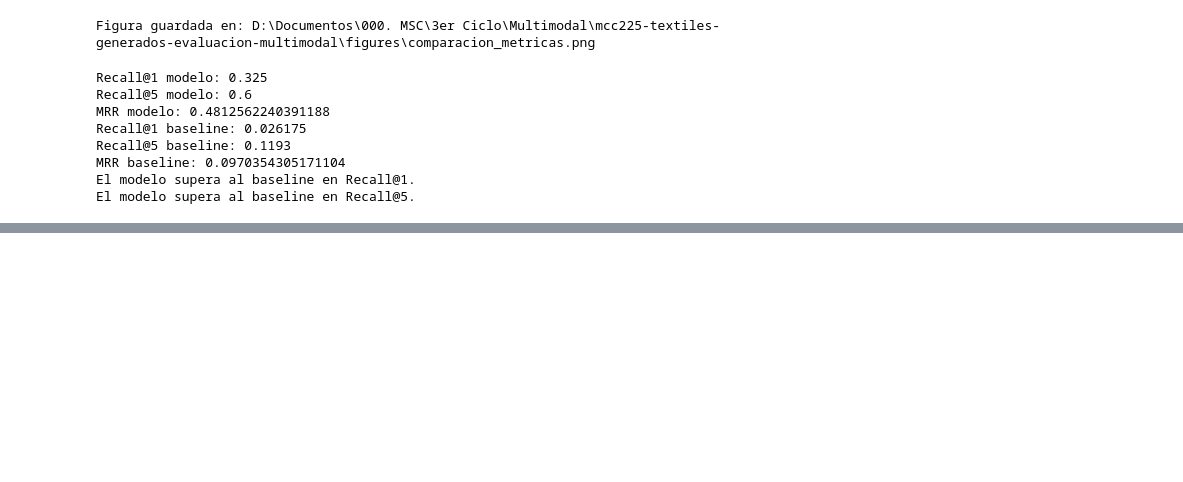
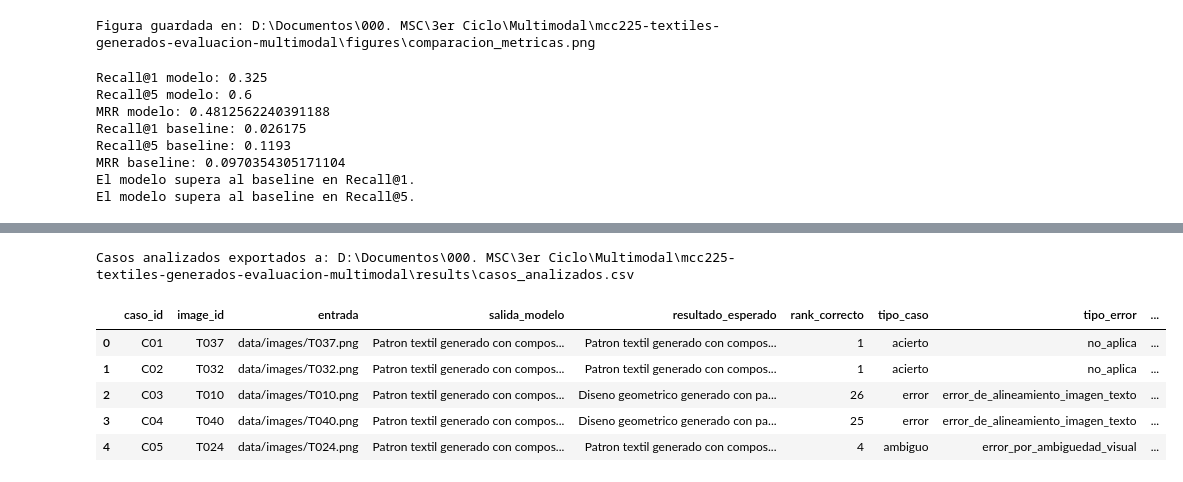
Before and after one commit to hsancheza90-art/mcc225-textiles-generados-evaluacion-multimodal, a Jupyter notebook: notebooks/Cuaderno14_MCC225_resuelto.ipynb, the cells around one changed output, grey strips where cells are left out. Saved outputs shown, nothing was run; the diff lists cells and outputs as text; code cells hidden in the pictures; blank space fills up the shorter version.

Commit message:
Add qualitative analysis of five evaluation cases

```diff
--- a/notebooks/Cuaderno14_MCC225_resuelto.ipynb
+++ b/notebooks/Cuaderno14_MCC225_resuelto.ipynb
@@ -731,0 +881,78 @@ El modelo supera al baseline en Recall@5.
+# %%
+# ============================================================
+# 20. Construcción de tabla de casos analizados
+# ============================================================
+
+def build_error_type(row):
+    if row["tipo_caso"] == "acierto":
+        return "no_aplica"
+
+    if row["tipo_caso"] == "ambiguo":
+        return "error_por_ambiguedad_visual"
+
+    if row["first_correct_rank"] > 5:
+        return "error_de_alineamiento_imagen_texto"
+
+    return "error_de_ranking"
+
+
+def build_explanation(row):
+    if row["tipo_caso"] == "acierto":
+        return (
+            "El modelo ubicó un caption correcto en la primera posición. "
+            f"La salida coincide con atributos visibles como composición {row['composicion']}, "
+            f"motivo {row['motivo']} y paleta {row['paleta']}."
+        )
+
+    if row["tipo_caso"] == "error":
+        return (
+            "El modelo ubicó como primera opción un caption asociado a otra imagen. "
+            f"El primer caption correcto apareció en la posición {int(row['first_correct_rank'])}. "
+            "Esto sugiere una confusión entre patrones visualmente parecidos o una asociación insuficiente "
+            "entre los atributos de la imagen y el texto correspondiente."
+        )
+
+    return (
+        "El caso se considera ambiguo porque la imagen presenta una lectura visual menos directa. "
+        f"El nivel de ambigüedad registrado es {row['nivel_ambiguedad']}. "
+        "La salida del modelo puede estar parcialmente relacionada con la imagen, pero no permite una decisión estricta sin revisión cualitativa."
+    )
+
+
+case_rows = []
+
+for idx, row in selected_cases_df.iterrows():
+    case_id = f"C{idx + 1:02d}"
+
+    case_rows.append({
+        "caso_id": case_id,
+        "image_id": row["image_id"],
+        "entrada": row["image_path"],
+        "salida_modelo": row["top1_caption"],
+        "resultado_esperado": row["first_correct_caption"],
+        "rank_correcto": int(row["first_correct_rank"]),
+        "tipo_caso": row["tipo_caso"],
+        "tipo_error": build_error_type(row),
+        "explicacion_breve": build_explanation(row)
+    })
+
+casos_analizados_df = pd.DataFrame(case_rows)
+
+casos_path = RESULTS_DIR / "casos_analizados.csv"
+casos_analizados_df.to_csv(
+    casos_path,
+    index=False,
+    encoding="utf-8",
+    lineterminator="\n"
+)
+
+print("Casos analizados exportados a:", casos_path)
+casos_analizados_df
+# %% [output]
+Casos analizados exportados a: D:\Documentos\000. MSC\3er Ciclo\Multimodal\mcc225-textiles-generados-evaluacion-multimodal\results\casos_analizados.csv
+|  | caso_id | image_id | entrada | salida_modelo | resultado_esperado | rank_correcto | tipo_caso | tipo_error | ... |
+| 0 | C01 | T037 | data/images/T037.png | Patron textil generado con compos... | Patron textil generado con compos... | 1 | acierto | no_aplica | ... |
+| 1 | C02 | T032 | data/images/T032.png | Patron textil generado con compos... | Patron textil generado con compos... | 1 | acierto | no_aplica | ... |
+| 2 | C03 | T010 | data/images/T010.png | Patron textil generado con compos... | Diseno geometrico generado con pa... | 26 | error | error_de_alineamiento_imagen_texto | ... |
+| 3 | C04 | T040 | data/images/T040.png | Patron textil generado con compos... | Diseno geometrico generado con pa... | 25 | error | error_de_alineamiento_imagen_texto | ... |
+| 4 | C05 | T024 | data/images/T024.png | Patron textil generado con compos... | Patron textil generado con compos... | 4 | ambiguo | error_por_ambiguedad_visual | ... |
```
Also changed, not shown: parts of 7 cells of this notebook, 5 other files.
